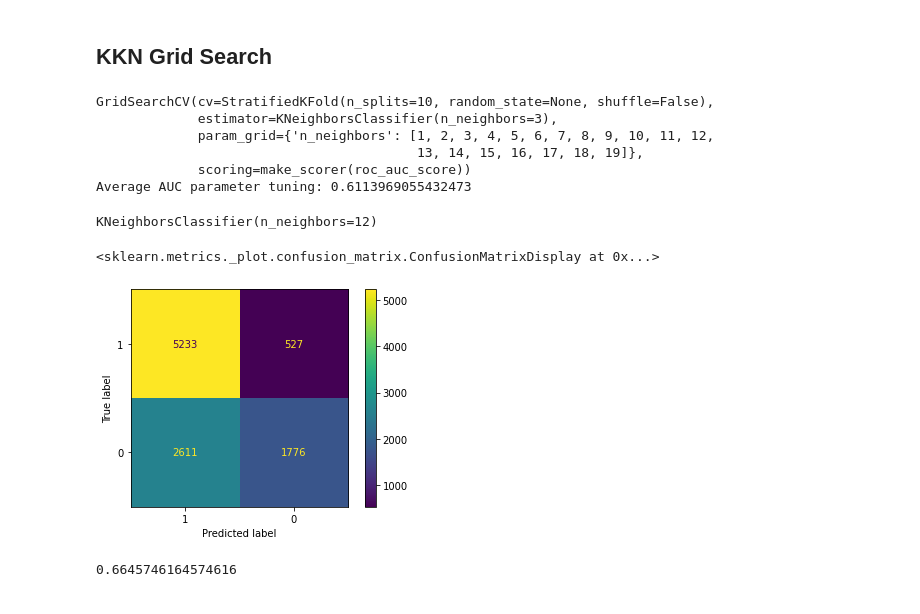
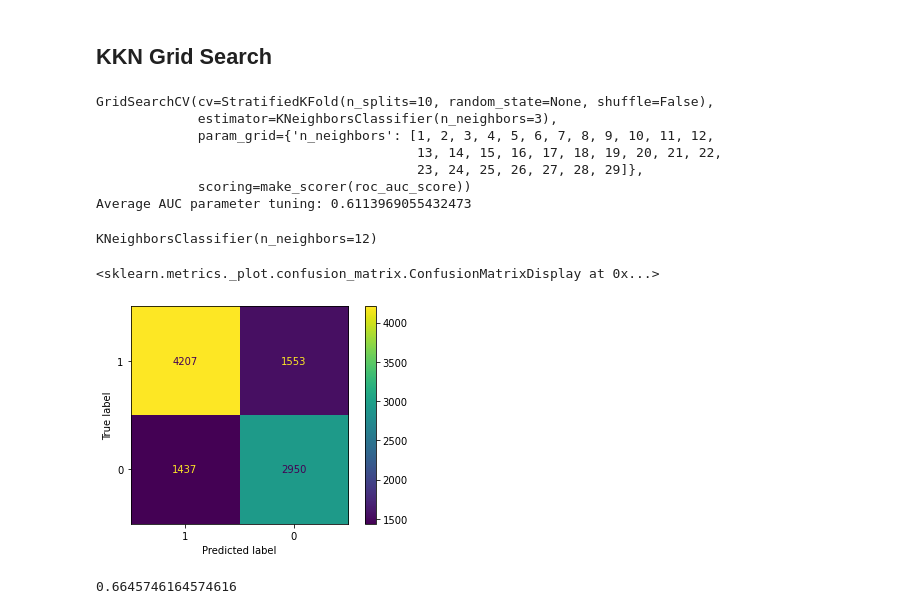
Before and after one commit to Balajjii/CE888-Reassessment, a Jupyter notebook: Finding_Best_Algorithms_For_Vehicle_Coupon_Recommendation_Dataset.ipynb, the cells around one changed output. Drawn from its saved outputs; the diff is of its cells as text; code cells hidden in the pictures.

```diff
--- a/Finding_Best_Algorithms_For_Vehicle_Coupon_Recommendation_Dataset.ipynb
+++ b/Finding_Best_Algorithms_For_Vehicle_Coupon_Recommendation_Dataset.ipynb
@@ -338,7 +341,7 @@ KNN CV average: 0.60277810 +/- 0.01808246
 ## KKN Grid Search
 # %%
 # Definition of parameters to test
-k_range = list(range(1, 20))
+k_range = list(range(1, 30))
 param_grid = dict(n_neighbors=k_range)
 
 # Grid Search for hyper-parameter tuning
@@ -350,21 +353,22 @@ print(neigh)
 print("Average AUC parameter tuning:", neigh.best_score_)
 
 # Best estimator found with GridSearchCV
-SVC_classifier = neigh.best_estimator_
-SVC_classifier
+neigh_classifier = neigh.best_estimator_
+neigh_classifier
 # %% [output]
 GridSearchCV(cv=StratifiedKFold(n_splits=10, random_state=None, shuffle=False),
              estimator=KNeighborsClassifier(n_neighbors=3),
              param_grid={'n_neighbors': [1, 2, 3, 4, 5, 6, 7, 8, 9, 10, 11, 12,
-                                         13, 14, 15, 16, 17, 18, 19]},
+                                         13, 14, 15, 16, 17, 18, 19, 20, 21, 22,
+                                         23, 24, 25, 26, 27, 28, 29]},
              scoring=make_scorer(roc_auc_score))
 Average AUC parameter tuning: 0.6113969055432473
 KNeighborsClassifier(n_neighbors=12)
 # %%
-plot_confusion_matrix(estimator=clf, X=X_df, y_true=y_df, labels=[1,0])
+plot_confusion_matrix(estimator=neigh_classifier, X=X_df, y_true=y_df, labels=[1,0])
 # %% [output]
 <sklearn.metrics._plot.confusion_matrix.ConfusionMatrixDisplay at 0x...>
-[figure, old version]
+[figure, new version]
 # %%
 # All of the preprocessing was done before splitting into TRAINING and TESTING (because there were no missing values)
 # Copying test set
```
Also changed, not shown: parts of 7 cells of this notebook.
